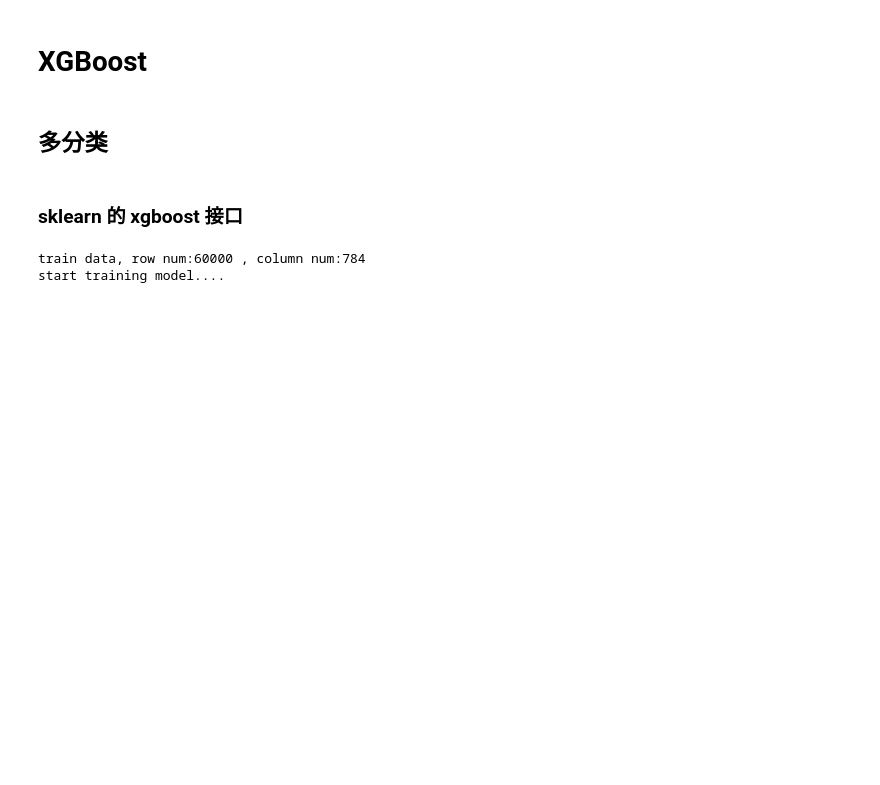
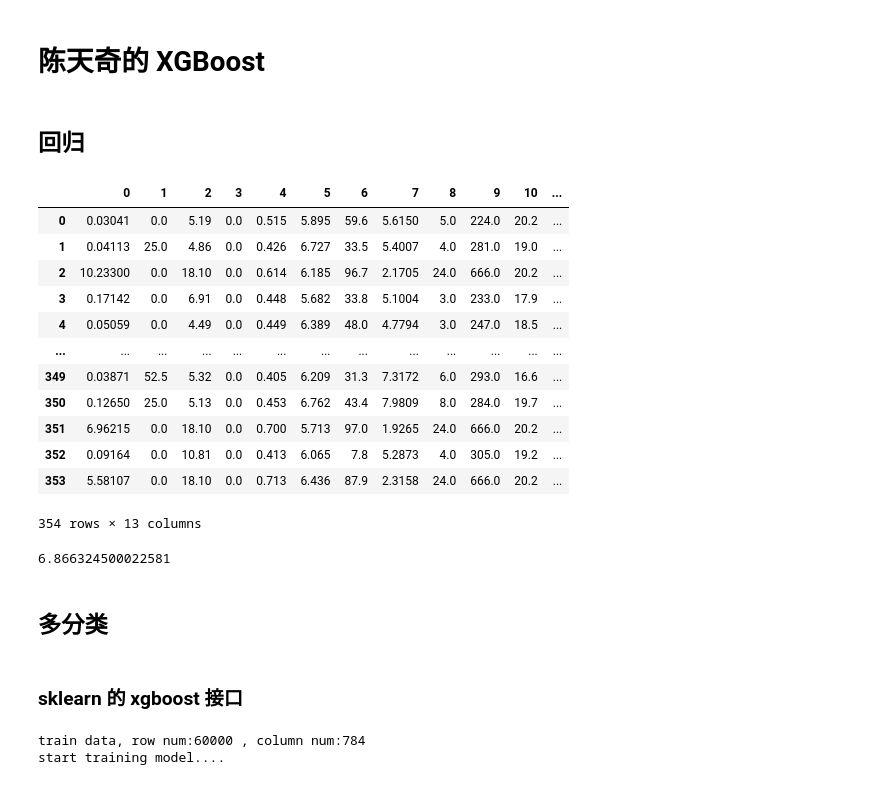
Before and after one commit to Xinrihui/Statistical-Learning-Method, a Jupyter notebook: XGBoost/XGBoost_xrh.ipynb, the cells around one changed output. Drawn from its saved outputs; the diff is of its cells as text; code cells hidden in the pictures; blank space fills up the shorter version.

```diff
--- a/XGBoost/XGBoost_xrh.ipynb
+++ b/XGBoost/XGBoost_xrh.ipynb
@@ -1,5 +1,5 @@
 # %% [markdown]
-# XGBoost
+# 陈天奇的  XGBoost
 # %%
 from xgboost import XGBRegressor as XGBR
 from sklearn.ensemble import RandomForestRegressor as RFR
@@ -15,6 +15,57 @@ import time
 import datetime
 
 from xgboost import XGBClassifier
+# %% [markdown]
+## 回归
+# %%
+#xgb实现法
+import xgboost as xgb
+
+
+data = load_boston()
+X = data.data
+y = data.target
+
+Xtrain,Xtest,Ytrain,Ytest = TTS(X,y,test_size=0.3,random_state=420)
+
+#使用类DMatrix读取数据
+dtrain = xgb.DMatrix( Xtrain,Ytrain ) #特征矩阵和标签都进行一个传入
+dtest = xgb.DMatrix( Xtest,Ytest )
+# %%
+
+import pandas as pd
+
+pd.DataFrame(Xtrain)
+# %% [output]
+|  | 0 | 1 | 2 | 3 | 4 | 5 | 6 | 7 | 8 | 9 | 10 | ... |
+| 0 | 0.03041 | 0.0 | 5.19 | 0.0 | 0.515 | 5.895 | 59.6 | 5.6150 | 5.0 | 224.0 | 20.2 | ... |
+| 1 | 0.04113 | 25.0 | 4.86 | 0.0 | 0.426 | 6.727 | 33.5 | 5.4007 | 4.0 | 281.0 | 19.0 | ... |
+| 2 | 10.23300 | 0.0 | 18.10 | 0.0 | 0.614 | 6.185 | 96.7 | 2.1705 | 24.0 | 666.0 | 20.2 | ... |
+| 3 | 0.17142 | 0.0 | 6.91 | 0.0 | 0.448 | 5.682 | 33.8 | 5.1004 | 3.0 | 233.0 | 17.9 | ... |
+| 4 | 0.05059 | 0.0 | 4.49 | 0.0 | 0.449 | 6.389 | 48.0 | 4.7794 | 3.0 | 247.0 | 18.5 | ... |
+| ... | ... | ... | ... | ... | ... | ... | ... | ... | ... | ... | ... | ... |
+| 349 | 0.03871 | 52.5 | 5.32 | 0.0 | 0.405 | 6.209 | 31.3 | 7.3172 | 6.0 | 293.0 | 16.6 | ... |
+| 350 | 0.12650 | 25.0 | 5.13 | 0.0 | 0.453 | 6.762 | 43.4 | 7.9809 | 8.0 | 284.0 | 19.7 | ... |
+| 351 | 6.96215 | 0.0 | 18.10 | 0.0 | 0.700 | 5.713 | 97.0 | 1.9265 | 24.0 | 666.0 | 20.2 | ... |
+| 352 | 0.09164 | 0.0 | 10.81 | 0.0 | 0.413 | 6.065 | 7.8 | 5.2873 | 4.0 | 305.0 | 19.2 | ... |
+| 353 | 5.58107 | 0.0 | 18.10 | 0.0 | 0.713 | 6.436 | 87.9 | 2.3158 | 24.0 | 666.0 | 20.2 | ... |
+354 rows × 13 columns
+# %%
+#写明参数
+param = {
+          'objective':'reg:squarederror'
+         ,"eta":0.1}
+num_round = 250 #n_estimators
+
+#类train，可以直接导入的参数是训练数据，树的数量，其他参数都需要通过params来导入
+bst = xgb.train(param, dtrain, num_round)
+
+#接口predict
+preds = bst.predict(dtest)
+
+MSE(Ytest,preds)
+# %% [output]
+6.866324500022581
 # %% [markdown]
 ## 多分类
 # %%
```
Also changed, not shown: parts of 5 cells of this notebook, 3 other files.
